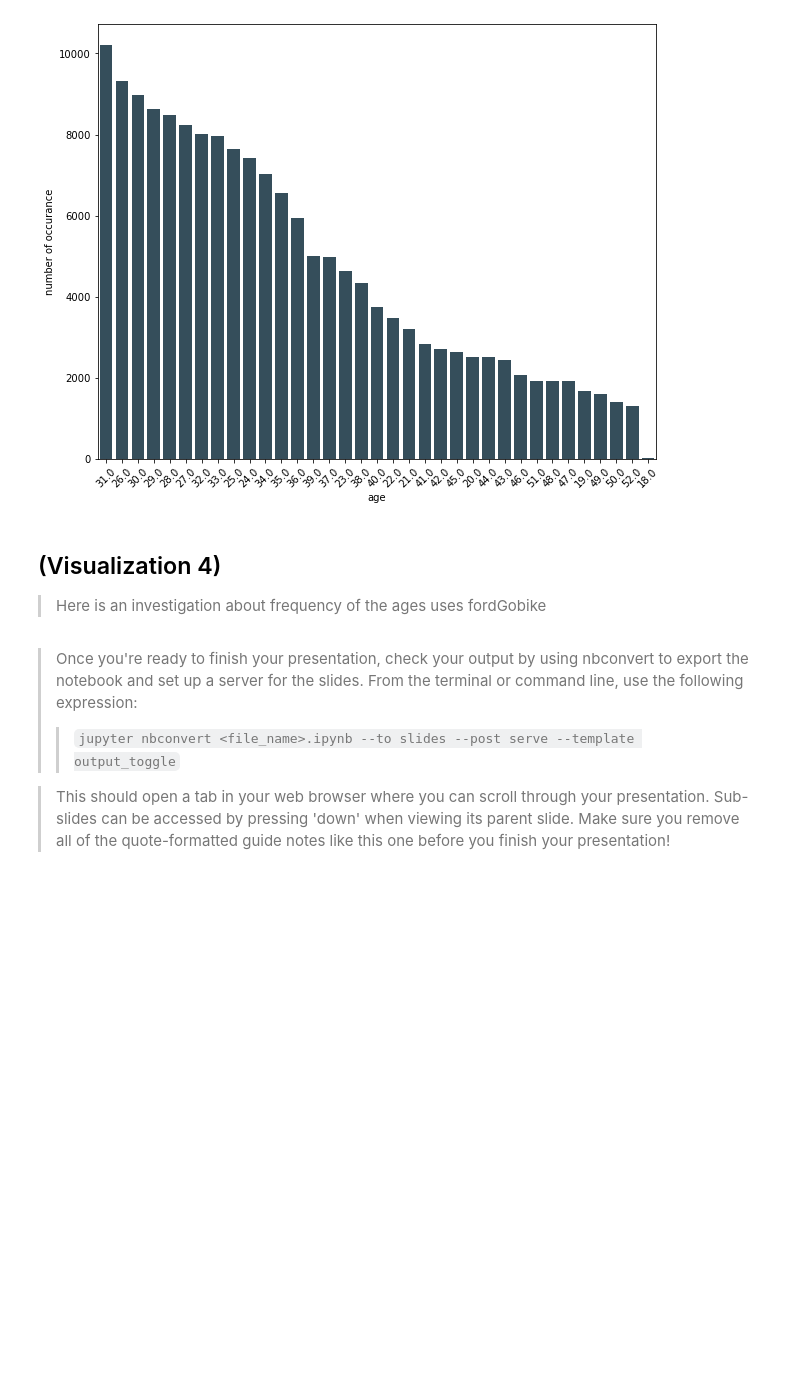
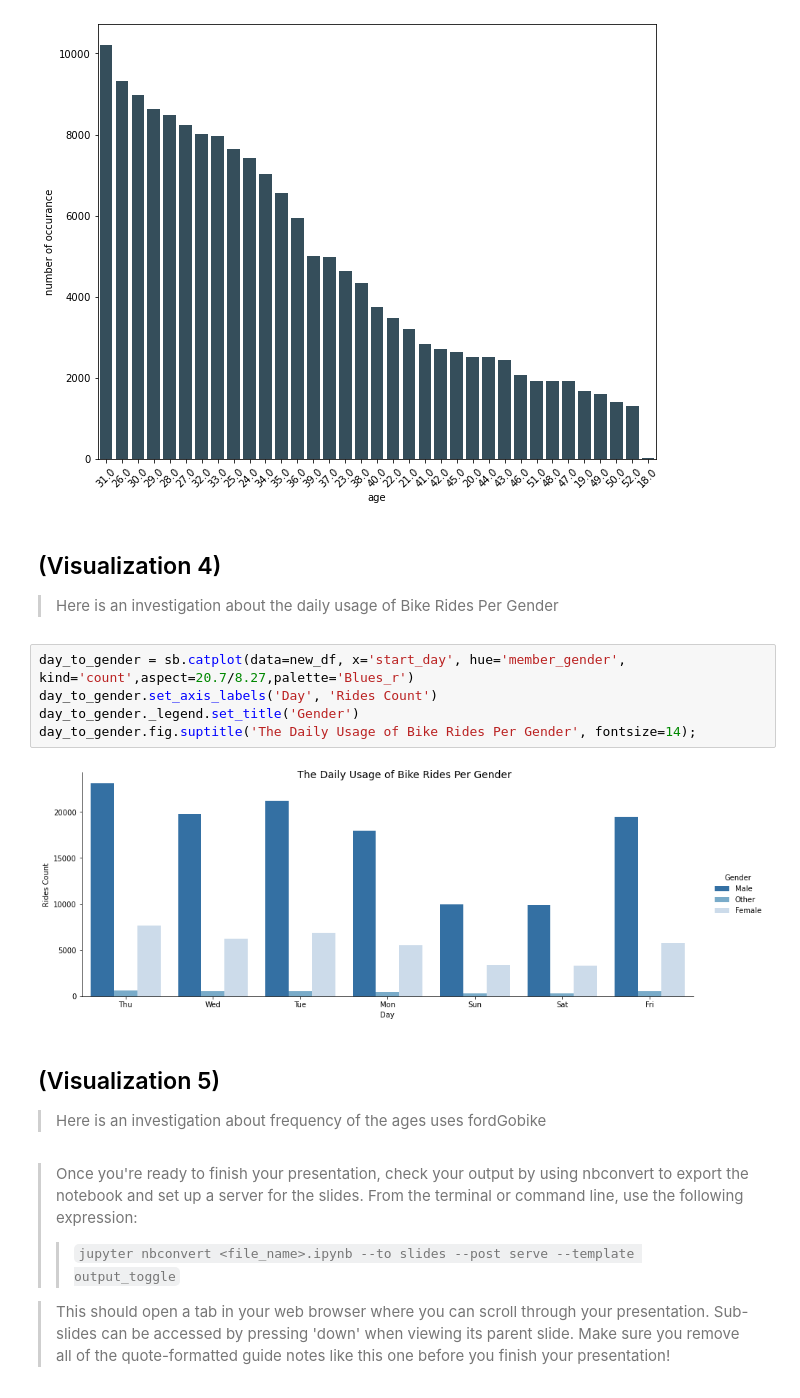
Before and after one commit to hagerElsehaimy/communicate-data-findings-FordGoBike, a Jupyter notebook: slide_deck_template.ipynb, the cells around one changed output. Drawn from its saved outputs; the diff is of its cells as text; blank space fills up the shorter version.

Commit message:
visualize 4th insight

```diff
--- a/slide_deck_template.ipynb
+++ b/slide_deck_template.ipynb
@@ -69,8 +69,19 @@ age.set_ylabel('number of occurance', fontsize=10)
 # %% [output]
 Text(0, 0.5, 'number of occurance')
 [figure]
+# %% [markdown]
+## (Visualization 4)
+
+> Here is an investigation about the daily usage of Bike Rides Per Gender
+# %%
+day_to_gender = sb.catplot(data=new_df, x='start_day', hue='member_gender', kind='count',aspect=20.7/8.27,palette='Blues_r')
+day_to_gender.set_axis_labels('Day', 'Rides Count')
+day_to_gender._legend.set_title('Gender')
+day_to_gender.fig.suptitle('The Daily Usage of Bike Rides Per Gender', fontsize=14);
+# %% [output]
+[figure, added]
 # %% [markdown]
-## (Visualization 4)
+## (Visualization 5)
 
 > Here is an investigation about frequency of the ages uses fordGobike
 # %% [markdown]
```
